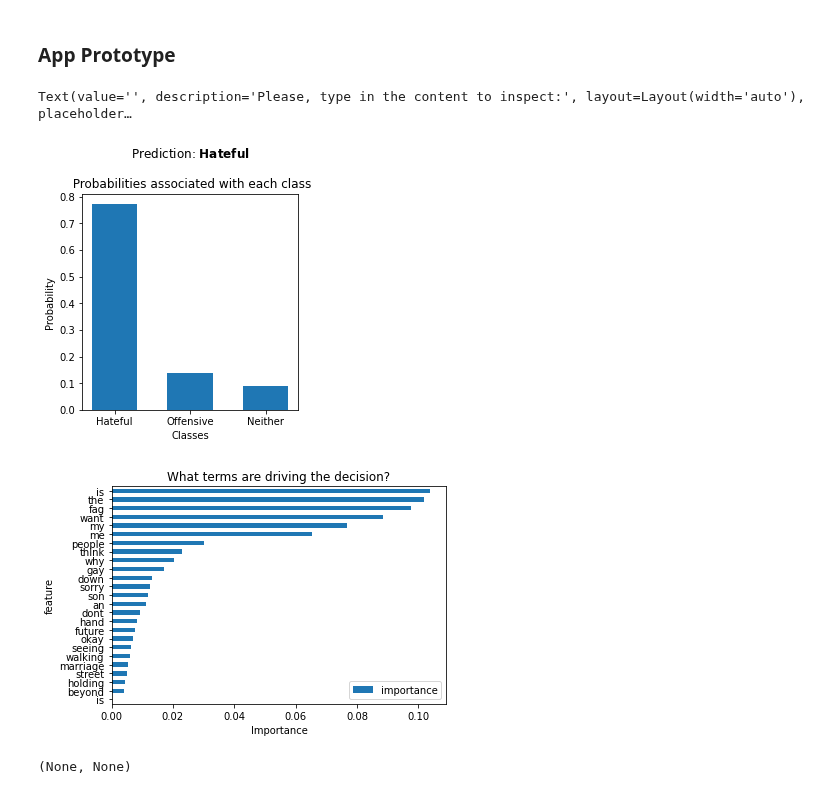
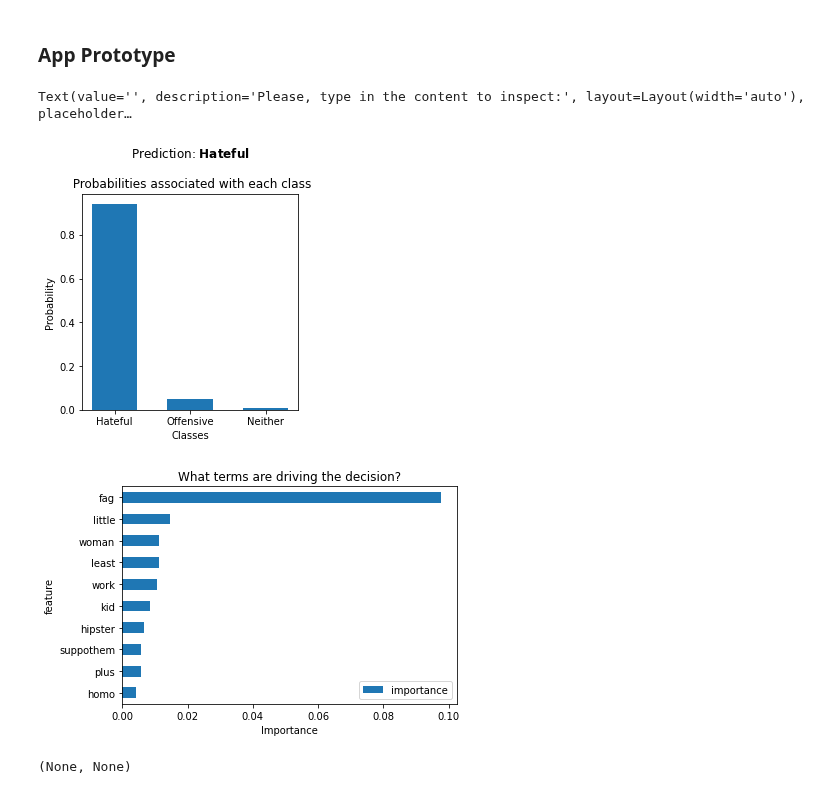
Before and after one commit to gregorio-saporito/hate-speech-detection, a Jupyter notebook: main.ipynb, the cells around one changed output. Drawn from its saved outputs; the diff is of its cells as text; code cells hidden in the pictures.

Commit message:
example

```diff
--- a/main.ipynb
+++ b/main.ipynb
@@ -1030,14 +1030,33 @@ def rem(string):
 # tfidf matrix
 tfmatrix = Xtr
 
-def drivers(string, confidence, prediction):
-  '''String, prediction number, and confidence between 1 and 1000 (number of features)'''
+def drivers(string, top_features, prediction, top_terms):
+  '''String, prediction number, and top features between 1 and 1000 (number of features)'''
 
   # remove elements not in the dictionary
   terms = rem(string)
 
+  # top tfidf terms
+  test = ' '.join(terms)
+  mats = model['tfidf'].transform(pd.Series(test))
+  vocs = []
+
+  for i in test.split():
+      vocs.append(model['tfidf'].vocabulary_[i])
+
+  imps = []
+  for i in vocs:
+    imps.append(mats[0,i])
+
+  tf_top = pd.DataFrame({'term': terms, 'relevance': imps}).sort_values(by='relevance',ascending=False)
+
+  if tf_top.shape[0] < top_terms:
+    terms = tf_top['term'].tolist()
+  else:
+    terms = tf_top['term'].head(top_terms).tolist()
+
   # initialise empty matrix
-  d = np.zeros((len(terms),confidence))
+  d = np.zeros((len(terms),top_features))
 
   # correspondence between rows of the cor matrix and terms
   row_ids = {}
@@ -1050,7 +1069,7 @@ def drivers(string, confidence, prediction):
   top_scores = pd.DataFrame({'coefficient': model['logistic'].coef_[prediction,:]})\
     .assign(abs_coef=lambda x: abs(x.coefficient))\
     .sort_values(by='abs_coef', ascending=False)\
-    .head(confidence).index.tolist()
+    .head(top_features).index.tolist()
 
   # correspondence between columns in the cor matrix and top_scores
   col_ids = {}
@@ -1072,7 +1091,7 @@ def drivers(string, confidence, prediction):
   importance = pd.DataFrame({'coefficient': model['logistic'].coef_[prediction,:]})\
     .assign(abs_coef=lambda x: abs(x.coefficient))\
     .sort_values(by='abs_coef', ascending=False)\
-    .head(confidence)\
+    .head(top_features)\
     .assign(importance=lambda x: x.abs_coef/x.abs_coef.sum())['importance'].to_numpy()
 
   # find the importance of features with matrix vector multiplication
@@ -1086,35 +1105,35 @@ def drivers(string, confidence, prediction):
   plt.xlabel('Importance')
   plt.show()
 
-def prediction(input,confidence_drivers):
+def prediction(input,top_features,top_terms):
   # predict it
   output = model.predict(pd.Series(clean_txt(input)))[0]
   # return the probabilities
   proba = model.predict_proba(pd.Series(clean_txt(input)))
-  return plot_probs(proba,output), drivers(clean_txt(input),confidence_drivers,output)
+  return plot_probs(proba,output), drivers(clean_txt(input),top_features,output,top_terms)
 # %%
 style = {'description_width': 'initial'}
 layout = widgets.Layout(width='auto') #set width and height
 
 text = widgets.Text(
     #value='last',
     placeholder='Type in the content to inspect for hate speech here!',
     description='Please, type in the content to inspect:',
     disabled=False,
     style=style,
     layout=layout
 )
 display(text)
 
 def callback(wdgt):
     # replace by something useful
-    display(prediction(wdgt.value,confidence_drivers=10))
+    display(prediction(wdgt.value,top_features=10,top_terms=10))
 
 text.on_submit(callback)
 
-# example of a hate speech content to test raw['tweet'][588]
+# example of a hate speech content to test raw['tweet'][7272]
 # %% [output]
 Text(value='', description='Please, type in the content to inspect:', layout=Layout(width='auto'), placeholder…
-[figure, old version]
+[figure, new version]
-[figure, old version]
+[figure, new version]
 (None, None)
```
